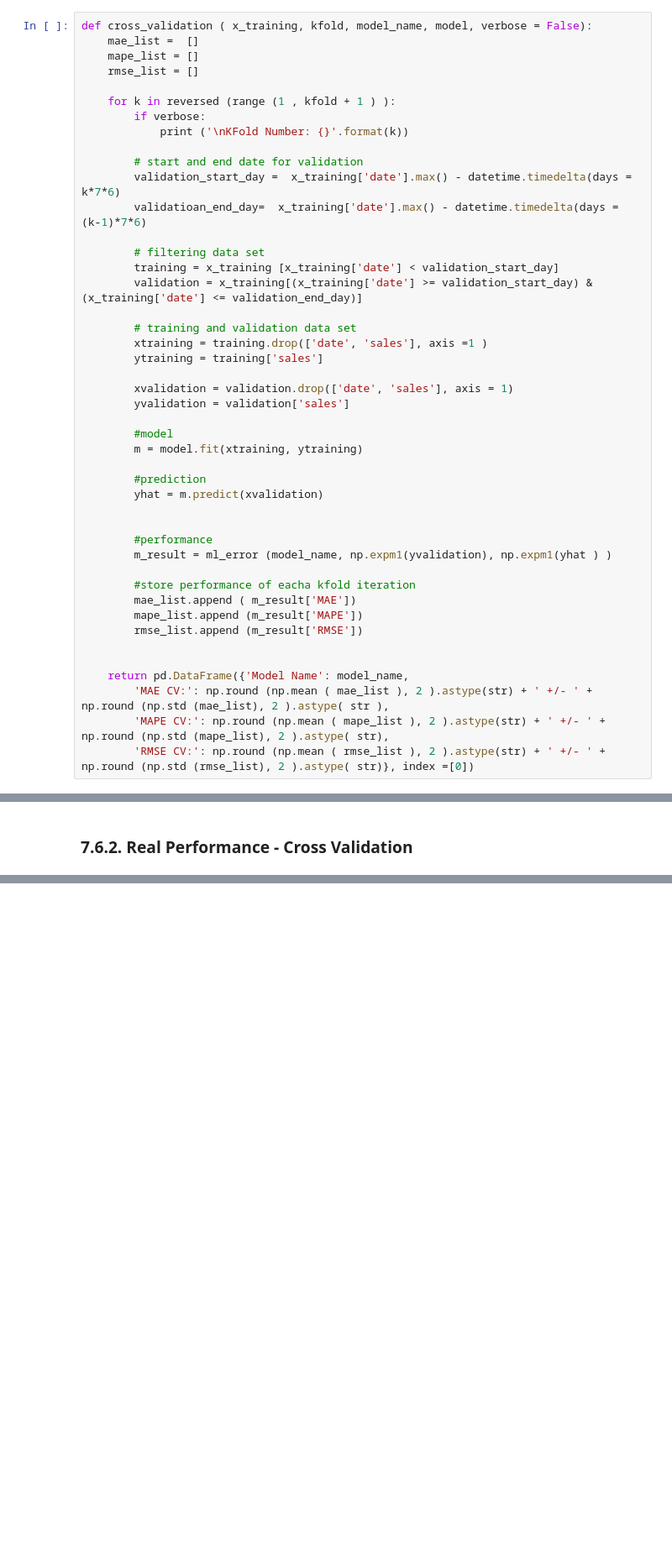
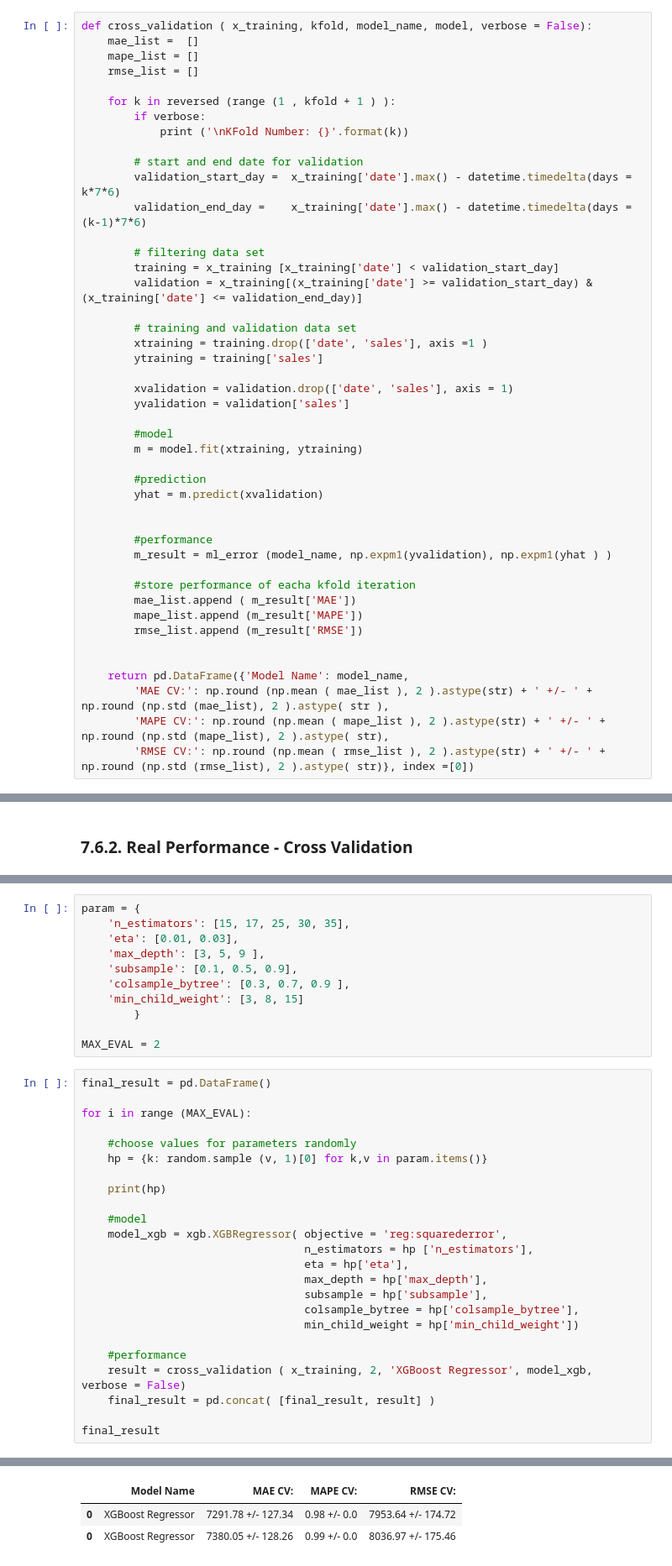
Before and after one commit to IsraelAugustods/ds_em_producao, a Jupyter notebook: m07_v01_store_sales_prediction.ipynb, the cells around one changed output, grey strips where cells are left out. Shown at 84% size. Cells and saved outputs as stored; diff of their text form; blank space fills up the shorter version.

```diff
--- a/m07_v01_store_sales_prediction.ipynb
+++ b/m07_v01_store_sales_prediction.ipynb
@@ -36,7 +37,7 @@ def cross_validation ( x_training, kfold, model_name, model, verbose = False):
 
         # start and end date for validation
         validation_start_day =  x_training['date'].max() - datetime.timedelta(days = k*7*6)
-        validatioan_end_day=  x_training['date'].max() - datetime.timedelta(days = (k-1)*7*6)
+        validation_end_day =    x_training['date'].max() - datetime.timedelta(days = (k-1)*7*6)
 
         # filtering data set
         training = x_training [x_training['date'] < validation_start_day]
@@ -1103,0 +1135,36 @@ modelling_result
+# %%
+param = {
+    'n_estimators': [15, 17, 25, 30, 35],
+    'eta': [0.01, 0.03],
+    'max_depth': [3, 5, 9 ],
+    'subsample': [0.1, 0.5, 0.9],
+    'colsample_bytree': [0.3, 0.7, 0.9 ],
+    'min_child_weight': [3, 8, 15]
+        }
+
+MAX_EVAL = 2
+# %%
+final_result = pd.DataFrame()
+
+for i in range (MAX_EVAL):
+
+    #choose values for parameters randomly
+    hp = {k: random.sample (v, 1)[0] for k,v in param.items()}
+
+    print(hp)
+
+    #model
+    model_xgb = xgb.XGBRegressor( objective = 'reg:squarederror',
+                                  n_estimators = hp ['n_estimators'],
+                                  eta = hp['eta'],
+                                  max_depth = hp['max_depth'],
+                                  subsample = hp['subsample'],
+                                  colsample_bytree = hp['colsample_bytree'],
+                                  min_child_weight = hp['min_child_weight'])
+
+    #performance
+    result = cross_validation ( x_training, 2, 'XGBoost Regressor', model_xgb, verbose = False)
+    final_result = pd.concat( [final_result, result] )
+
+final_result
+# %% [output]
@@ -1103,0 +1173,3 @@ modelling_result
+|  | Model Name | MAE CV: | MAPE CV: | RMSE CV: |
+| 0 | XGBoost Regressor | 7291.78 +/- 127.34 | 0.98 +/- 0.0 | 7953.64 +/- 174.72 |
+| 0 | XGBoost Regressor | 7380.05 +/- 128.26 | 0.99 +/- 0.0 | 8036.97 +/- 175.46 |
```
Also changed, not shown: parts of 25 cells of this notebook.
